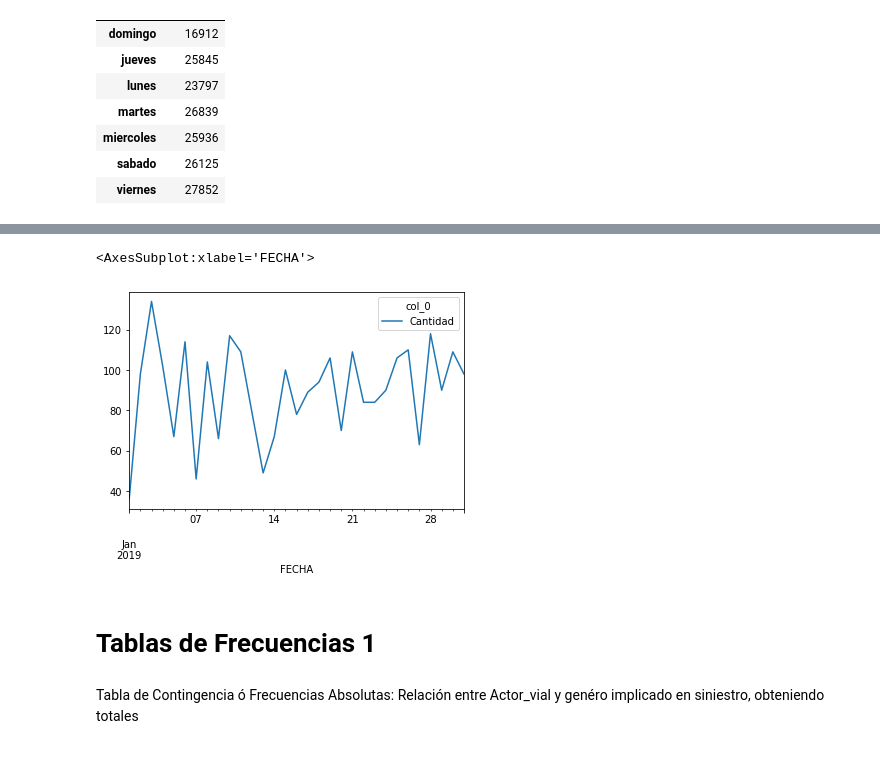
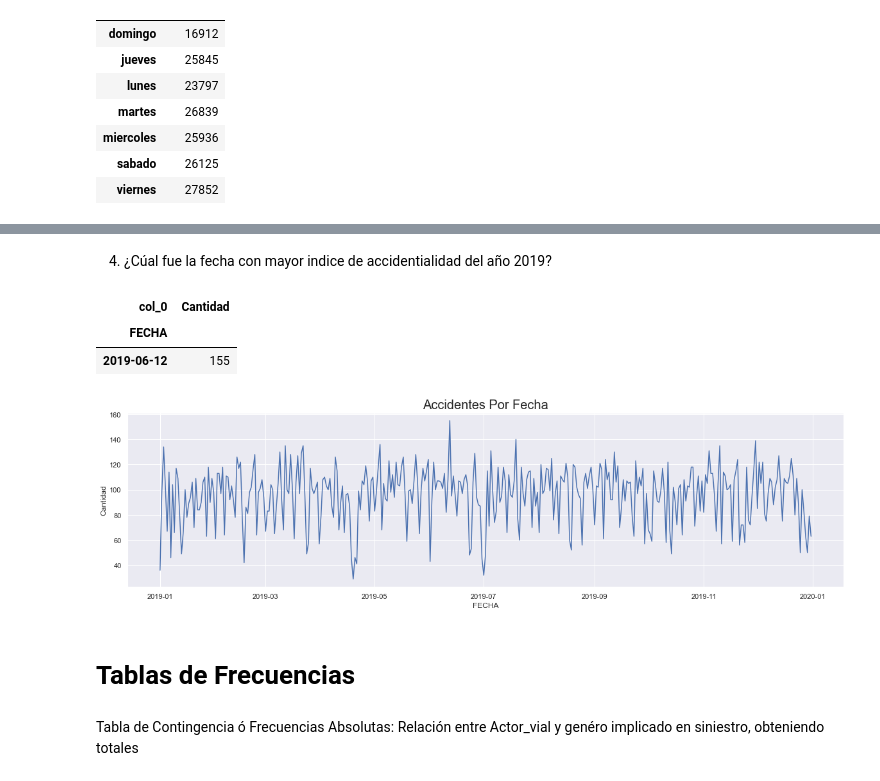
Before and after one commit to jgcotta/bigdata, a Jupyter notebook: notebook/NoteBookSiniestros.ipynb, the cells around one changed output, grey strips where cells are left out. Saved outputs shown, nothing was run; the diff lists cells and outputs as text; code cells hidden in the pictures.

```diff
--- a/notebook/NoteBookSiniestros.ipynb
+++ b/notebook/NoteBookSiniestros.ipynb
@@ -130,18 +246,28 @@ tf3.plot.line(stacked=True)
+# %% [markdown]
+4. ¿Cúal fue la fecha con mayor indice de accidentialidad del año 2019?
 # %%
 start_date = "2019-1-1"
-end_date = "2019-1-31"
+end_date = "2019-12-31"
 after_start_date = drop_duplicates["FECHA"] >= start_date
 before_end_date = drop_duplicates["FECHA"] <= end_date
 between_two_dates = after_start_date & before_end_date
 filtered_dates = drop_duplicates.loc[between_two_dates]
 tf4 = pd.crosstab(index=filtered_dates["FECHA"], columns="Cantidad")
+maximo = tf4[tf4.Cantidad == tf4.Cantidad.max()]
+maximo
+# %% [output]
+| col_0 | Cantidad |
+| FECHA |  |
+| 2019-06-12 | 155 |
 # %%
-tf4.plot.line(stacked=True)
+line,ax = plt.subplots(figsize=(20,5))
+ax.set_title("Accidentes Por Fecha", fontsize=20)
+sns.lineplot(x = "FECHA", y = "Cantidad", data = tf4)
+plt.show()
 # %% [output]
-<AxesSubplot:xlabel='FECHA'>
-[figure, old version]
+[figure, new version]
 # %% [markdown]
-# Tablas de Frecuencias 1
+# Tablas de Frecuencias
 # %% [markdown]
 Tabla de Contingencia ó Frecuencias Absolutas: Relación entre Actor_vial y genéro implicado en siniestro, obteniendo totales
 # %%
```
Also changed, not shown: parts of 39 cells of this notebook.
